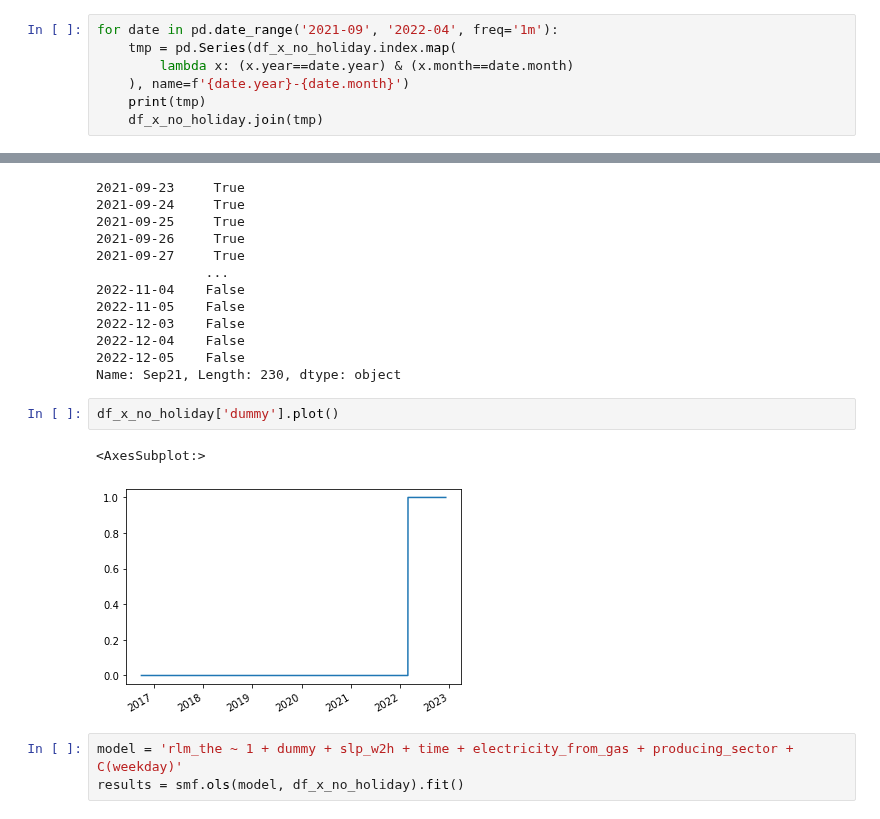
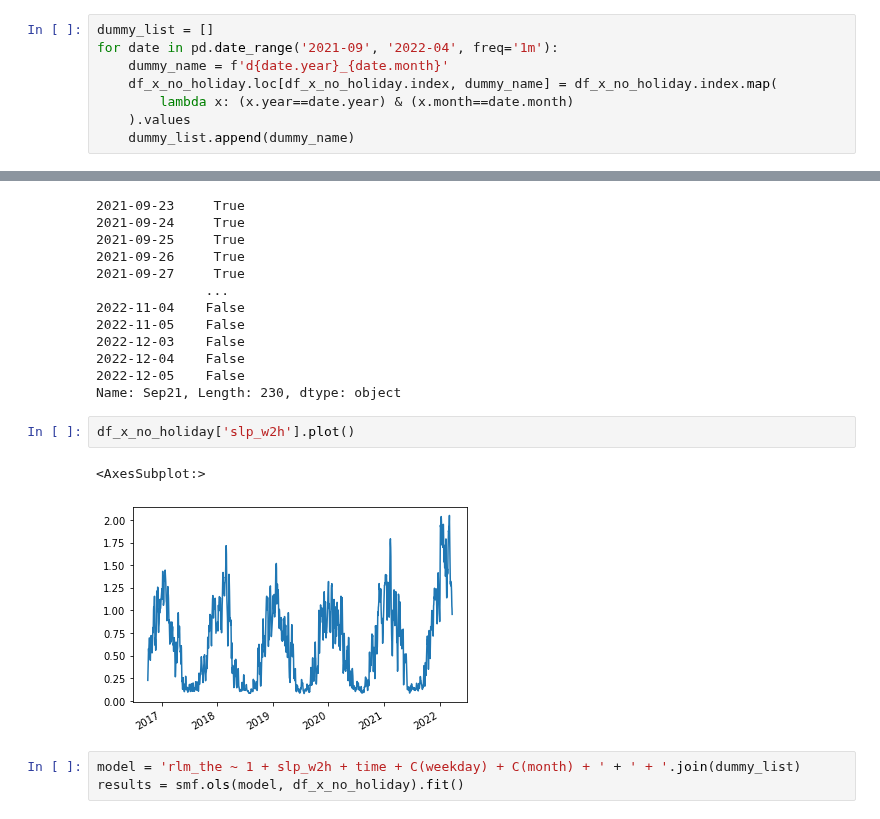
Before and after one commit to oruhnau/energy_demand, a Jupyter notebook: top_down/analysis.ipynb, the cells around one changed output, grey strips where cells are left out. Drawn from its saved outputs; the diff is of its cells as text.

```diff
--- a/top_down/analysis.ipynb
+++ b/top_down/analysis.ipynb
@@ -718,7 +718,8 @@ df_x_no_holiday#.index[0].month==9
 # %%
+dummy_list = []
 for date in pd.date_range('2021-09', '2022-04', freq='1m'):
-    tmp = pd.Series(df_x_no_holiday.index.map(
+    dummy_name = f'd{date.year}_{date.month}'
+    df_x_no_holiday.loc[df_x_no_holiday.index, dummy_name] = df_x_no_holiday.index.map(
         lambda x: (x.year==date.year) & (x.month==date.month)
-    ), name=f'{date.year}-{date.month}')
-    print(tmp)
-    df_x_no_holiday.join(tmp)
+    ).values
+    dummy_list.append(dummy_name)
@@ -772,12 +780,12 @@ df_x_no_holiday['Sep21'].iloc[-230:]
 2022-12-05    False
 Name: Sep21, Length: 230, dtype: object
 # %%
-df_x_no_holiday['dummy'].plot()
+df_x_no_holiday['slp_w2h'].plot()
 # %% [output]
 <AxesSubplot:>
-[figure, old version]
+[figure, new version]
 # %%
-model = 'rlm_the ~ 1 + dummy + slp_w2h + time + electricity_from_gas + producing_sector + C(weekday)'
+model = 'rlm_the ~ 1 + slp_w2h + time + C(weekday) + C(month) + ' + ' + '.join(dummy_list)
 results = smf.ols(model, df_x_no_holiday).fit()
 # %%
 results.summary()
```
Also changed, not shown: parts of 13 cells of this notebook.
